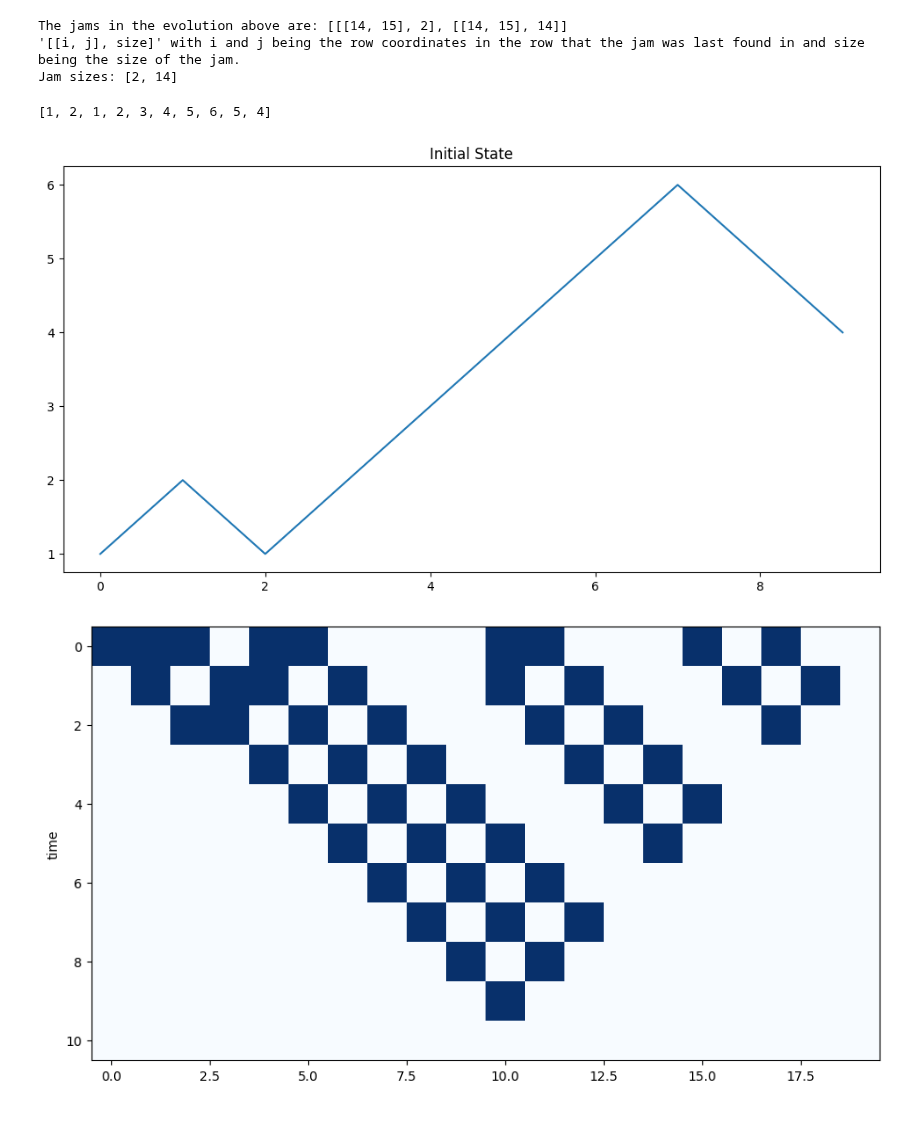
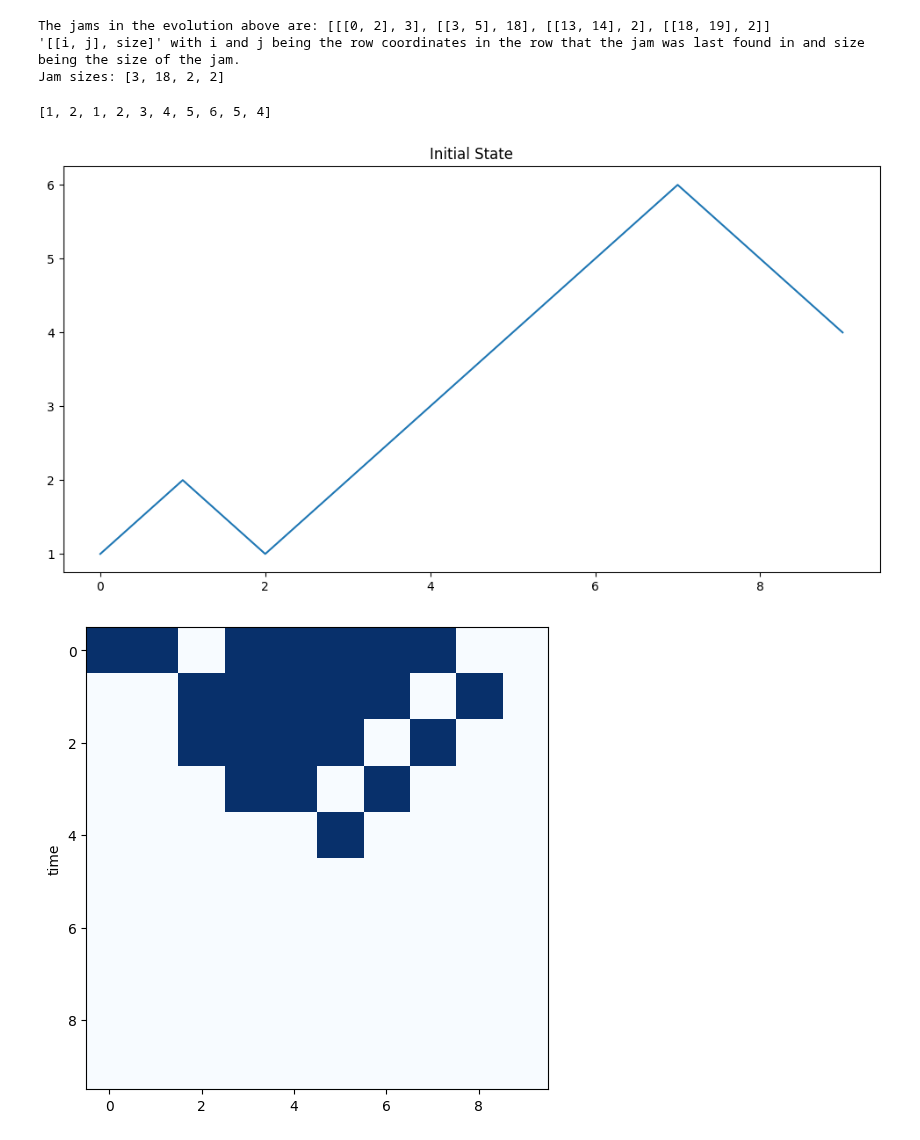
Before and after one commit to ThomasTenDamme/CSS-Group1, a Jupyter notebook: nb.ipynb, the cells around one changed output. Cells and saved outputs as stored; diff of their text form; code cells hidden in the pictures.

Commit message:
Refactored modules and nb

```diff
--- a/nb.ipynb
+++ b/nb.ipynb
@@ -46,36 +23,31 @@ cpl.plot(cellular_automaton, colormap='GnBu')
 # %%
 importlib.reload(modules)
-from modules import find_jams
 
-jams = find_jams(cellular_automaton)
+
+jams = modules.find_jams(cellular_automaton)
 print(f"The jams in the evolution above are: {jams}")
 print(f"\'[[i, j], size]\' with i and j being the row coordinates in the row that the jam was last found in and size being the size of the jam.")
 jam_sizes = [jam[1] for jam in jams]
 print(f"Jam sizes: {jam_sizes}")
 # %% [output]
-The jams in the evolution above are: [[[14, 15], 2], [[14, 15], 14]]
+The jams in the evolution above are: [[[0, 2], 3], [[3, 5], 18], [[13, 14], 2], [[18, 19], 2]]
 '[[i, j], size]' with i and j being the row coordinates in the row that the jam was last found in and size being the size of the jam.
-Jam sizes: [2, 14]
+Jam sizes: [3, 18, 2, 2]
 # %%
-importlib.reload(modules)
-from modules import triangulize_evolution
-from modules import initial_to_random_walk
-
 # Plot the random walk that is the initial state, go up for 1, down for 0
 initial_state = np.array([[1, 1, 0, 1, 1, 1, 1, 1, 0, 0]])
-random_walk = initial_to_random_walk(initial_state)
+random_walk = modules.initial_to_random_walk(initial_state)
 print(random_walk)
 plt.figure(figsize=(12,6))
 plt.title(f'Initial State')
 plt.plot(random_walk)
 
-_, cellular_automaton = ca_184.gen_CA(L, r=1, k=2, dec_rule=184, t_end=10, s_q='0')
-# cellular_automaton = cpl.evolve(initial_state, timesteps=T, memoize=True, apply_rule=lambda n, c, t: cpl.nks_rule(n, rule=184))
-cellular_automaton = triangulize_evolution(cellular_automaton)
+cellular_automaton = cpl.evolve(initial_state, timesteps=T, memoize=True, apply_rule=lambda n, c, t: cpl.nks_rule(n, rule=184))
+cellular_automaton = modules.triangulize_evolution(cellular_automaton)
 
 fig, ax = plt.subplots(figsize=(12, 6))  # Adjust the size as needed
 cpl.plot(cellular_automaton, colormap='Blues')
 # %% [output]
 [1, 2, 1, 2, 3, 4, 5, 6, 5, 4]
 [figure]
-[figure, old version]
+[figure, new version]
```
Also changed, not shown: parts of 10 cells of this notebook, 1 other file.
